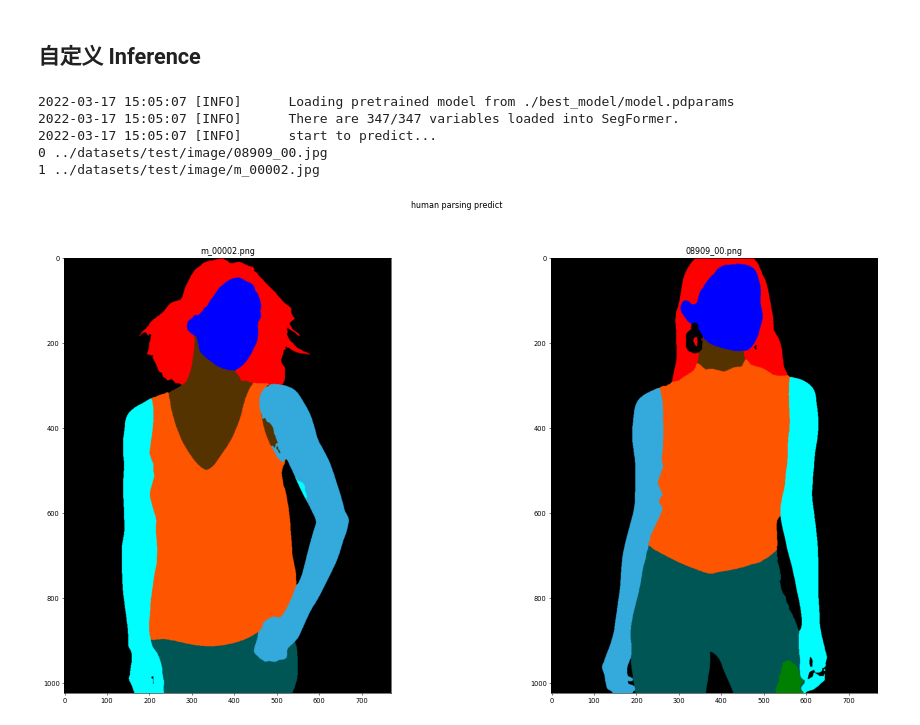
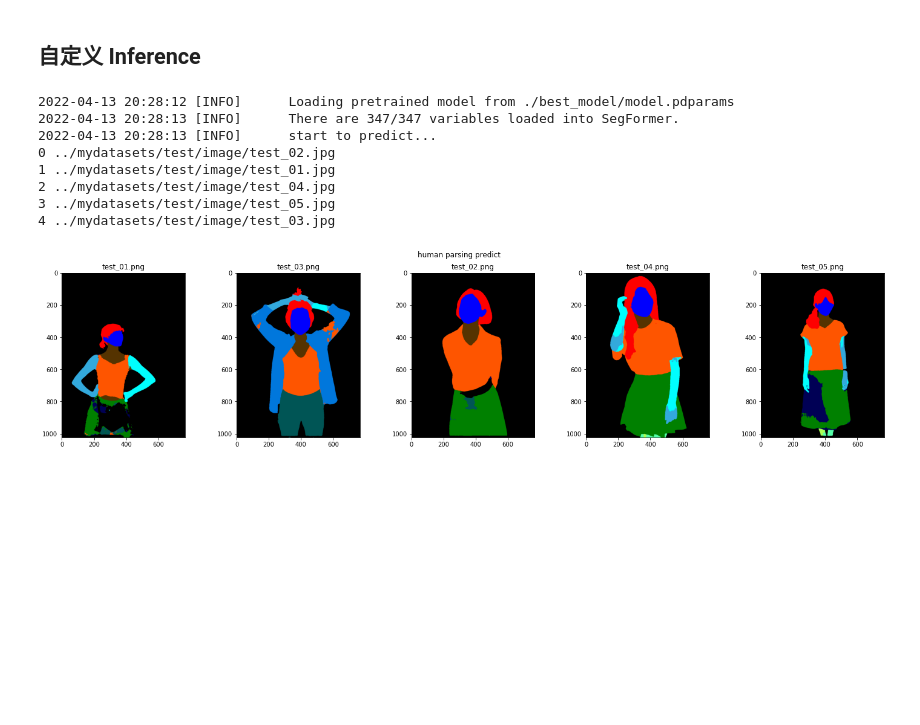
Before and after one commit to jiaqianjing/VITON-HD, a Jupyter notebook: humanparsing/humanparsing.ipynb, the cells around one changed output. Saved outputs shown, nothing was run; the diff lists cells and outputs as text; code cells hidden in the pictures; blank space fills up the shorter version.

```diff
--- a/humanparsing/humanparsing.ipynb
+++ b/humanparsing/humanparsing.ipynb
@@ -20,6 +24,6 @@ transforms
 # %% [output]
 <paddleseg.transforms.transforms.Compose at 0x...>
 # %%
-image_list, image_dir = get_image_list('../datasets/test/image/')
+image_list, image_dir = get_image_list('../mydatasets/test/image/')
 image_list, image_dir
 # %% [output]
@@ -91,33 +100,36 @@ with paddle.no_grad():
         out_img_dir.mkdir(parents=True, exist_ok=True)
         pred_mask.save(f'{out_img_dir.joinpath(img_name)}.png')
 # %% [output]
-2022-03-17 15:05:07 [INFO]      Loading pretrained model from ./best_model/model.pdparams
-2022-03-17 15:05:07 [INFO]      There are 347/347 variables loaded into SegFormer.
-2022-03-17 15:05:07 [INFO]      start to predict...
-0 ../datasets/test/image/08909_00.jpg
-1 ../datasets/test/image/m_00002.jpg
+2022-04-13 20:28:12 [INFO]      Loading pretrained model from ./best_model/model.pdparams
+2022-04-13 20:28:13 [INFO]      There are 347/347 variables loaded into SegFormer.
+2022-04-13 20:28:13 [INFO]      start to predict...
+0 ../mydatasets/test/image/test_02.jpg
+1 ../mydatasets/test/image/test_01.jpg
+2 ../mydatasets/test/image/test_04.jpg
+3 ../mydatasets/test/image/test_05.jpg
+4 ../mydatasets/test/image/test_03.jpg
 # %%
 import matplotlib.pyplot as plt
-import cv2
+from PIL import Image
 from pathlib import Path
 
-def show_imgs(imgs, horizon=True, h=24, w=12):
-    plt.figure(figsize=(h, w), dpi=48)
+def show_imgs(imgs, horizon=True, h=25, w=5):
+    plt.figure(figsize=(h, w), dpi=72)
     plt.suptitle("human parsing predict")
     for i, img in enumerate(imgs):
         if horizon:
             sub_plt = plt.subplot(1, len(imgs), i+1)
         else:
             sub_plt = plt.subplot(len(imgs), 1, i+1)
         _, img_name = img.rsplit('/', 1)
-        img = cv2.imread(img)
-        sub_plt.imshow(img[:,:,::-1])
+        img = Image.open(img)
+        sub_plt.imshow(img)
         sub_plt.set_title(img_name)
 
 img_root_dir = Path('./output/res/')
 imgs = [ str(i) for i in img_root_dir.glob('./*.png')]
 imgs
 
 show_imgs(imgs)
 # %% [output]
-[figure, old version]
+[figure, new version]
```
Also changed, not shown: parts of 5 cells of this notebook, 11 other files.
